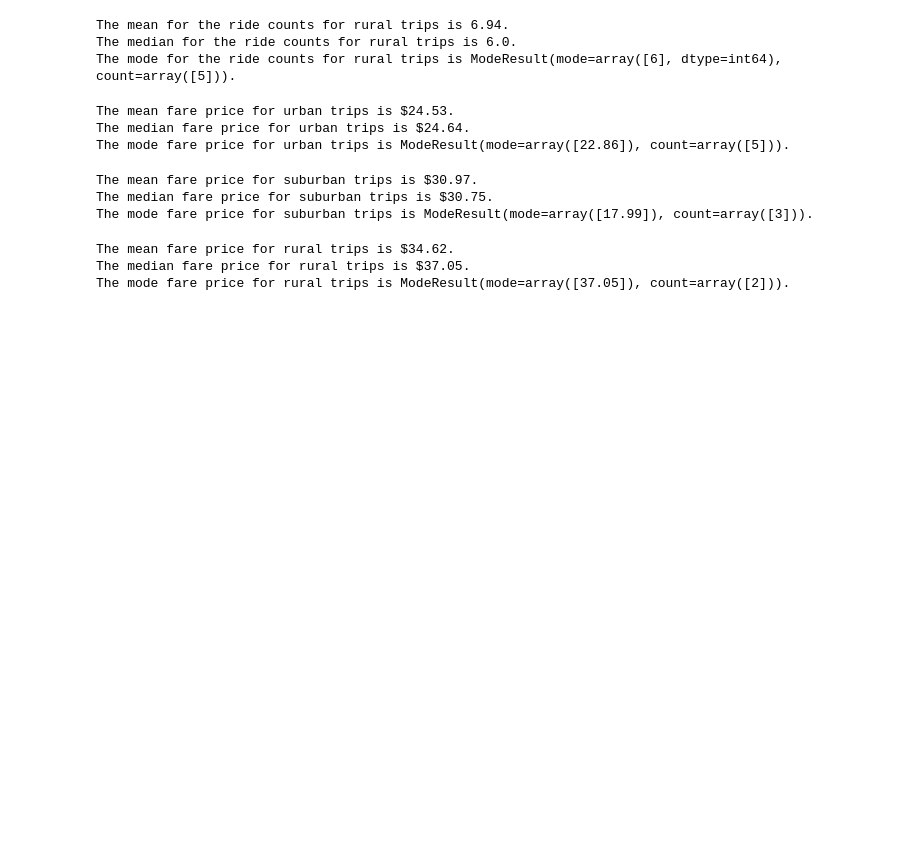
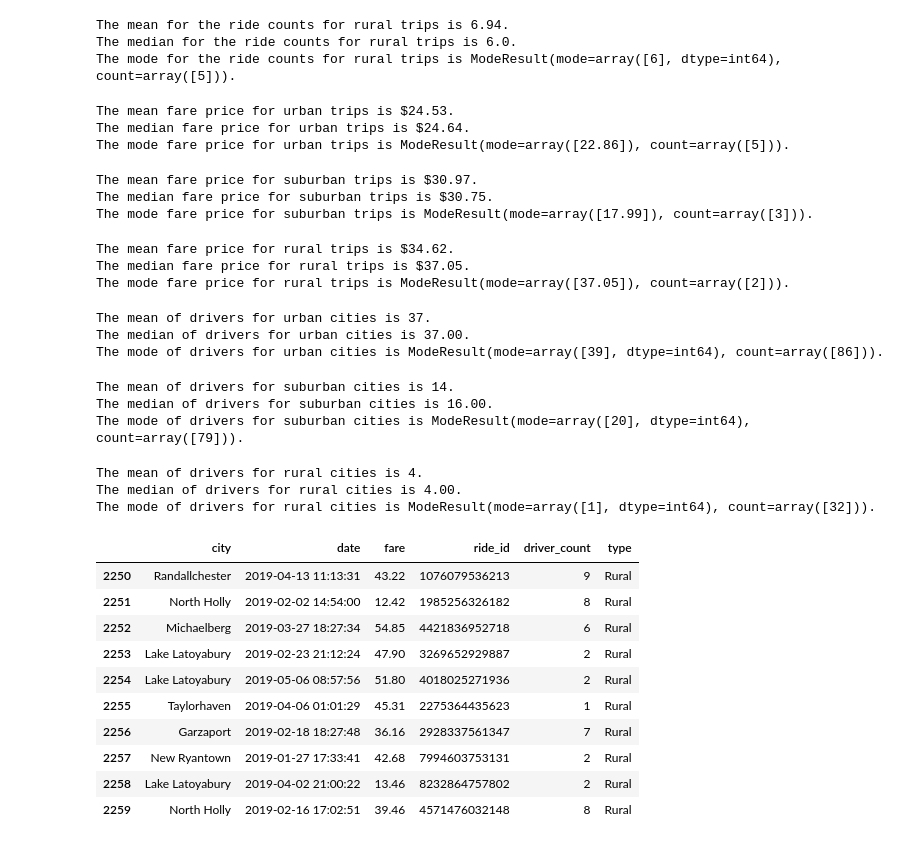
Before and after one commit to tmmytwllms/PyBer_Analysis, a Jupyter notebook: PyBer.ipynb, the cells around one changed output. Cells and saved outputs as stored; diff of their text form; code cells hidden in the pictures; blank space fills up the shorter version.

```diff
--- a/PyBer.ipynb
+++ b/PyBer.ipynb
@@ -544,3 +544,68 @@ print(f"The mode fare price for rural trips is {mode_rural_fares}.")
 The mean fare price for rural trips is $34.62.
 The median fare price for rural trips is $37.05.
 The mode fare price for rural trips is ModeResult(mode=array([37.05]), count=array([2])).
+# %%
+#Create the driver count series for urban cities
+urban_drivers=urban_cities_df["driver_count"]
+
+#Get the mean, median, and mode for driver counts
+mean_urban_drivers=np.mean(urban_drivers)
+print(f"The mean of drivers for urban cities is {mean_urban_drivers:.0f}.")
+
+median_urban_drivers=np.median(urban_drivers)
+print(f"The median of drivers for urban cities is {median_urban_drivers:.2f}.")
+
+mode_urban_drivers=sts.mode(urban_drivers)
+print(f"The mode of drivers for urban cities is {mode_urban_drivers}.")
+# %% [output]
+The mean of drivers for urban cities is 37.
+The median of drivers for urban cities is 37.00.
+The mode of drivers for urban cities is ModeResult(mode=array([39], dtype=int64), count=array([86])).
+# %%
+#Create the driver count series for suburban cities
+suburban_drivers=suburban_cities_df["driver_count"]
+
+#Get the mean, median, and mode for driver counts
+mean_suburban_drivers=np.mean(suburban_drivers)
+print(f"The mean of drivers for suburban cities is {mean_suburban_drivers:.0f}.")
+
+median_suburban_drivers=np.median(suburban_drivers)
+print(f"The median of drivers for suburban cities is {median_suburban_drivers:.2f}.")
+
+mode_suburban_drivers=sts.mode(suburban_drivers)
+print(f"The mode of drivers for suburban cities is {mode_suburban_drivers}.")
+# %% [output]
+The mean of drivers for suburban cities is 14.
+The median of drivers for suburban cities is 16.00.
+The mode of drivers for suburban cities is ModeResult(mode=array([20], dtype=int64), count=array([79])).
+# %%
+#Create the driver count series for rural cities
+rural_drivers=rural_cities_df["driver_count"]
+
+#Get the mean, median, and mode for driver counts
+mean_rural_drivers=np.mean(rural_drivers)
+print(f"The mean of drivers for rural cities is {mean_rural_drivers:.0f}.")
+
+median_rural_drivers=np.median(rural_drivers)
+print(f"The median of drivers for rural cities is {median_rural_drivers:.2f}.")
+
+mode_rural_drivers=sts.mode(rural_drivers)
+print(f"The mode of drivers for rural cities is {mode_rural_drivers}.")
+# %% [output]
+The mean of drivers for rural cities is 4.
+The median of drivers for rural cities is 4.00.
+The mode of drivers for rural cities is ModeResult(mode=array([1], dtype=int64), count=array([32])).
+# %%
+rural_cities_df.head(10)
+# %% [output]
+|  | city | date | fare | ride_id | driver_count | type |
+| 2250 | Randallchester | 2019-04-13 11:13:31 | 43.22 | 1076079536213 | 9 | Rural |
+| 2251 | North Holly | 2019-02-02 14:54:00 | 12.42 | 1985256326182 | 8 | Rural |
+| 2252 | Michaelberg | 2019-03-27 18:27:34 | 54.85 | 4421836952718 | 6 | Rural |
+| 2253 | Lake Latoyabury | 2019-02-23 21:12:24 | 47.90 | 3269652929887 | 2 | Rural |
+| 2254 | Lake Latoyabury | 2019-05-06 08:57:56 | 51.80 | 4018025271936 | 2 | Rural |
+| 2255 | Taylorhaven | 2019-04-06 01:01:29 | 45.31 | 2275364435623 | 1 | Rural |
+| 2256 | Garzaport | 2019-02-18 18:27:48 | 36.16 | 2928337561347 | 7 | Rural |
+| 2257 | New Ryantown | 2019-01-27 17:33:41 | 42.68 | 7994603753131 | 2 | Rural |
+| 2258 | Lake Latoyabury | 2019-04-02 21:00:22 | 13.46 | 8232864757802 | 2 | Rural |
+| 2259 | North Holly | 2019-02-16 17:02:51 | 39.46 | 4571476032148 | 8 | Rural |
```
Also changed, not shown: parts of 1 cell of this notebook.
